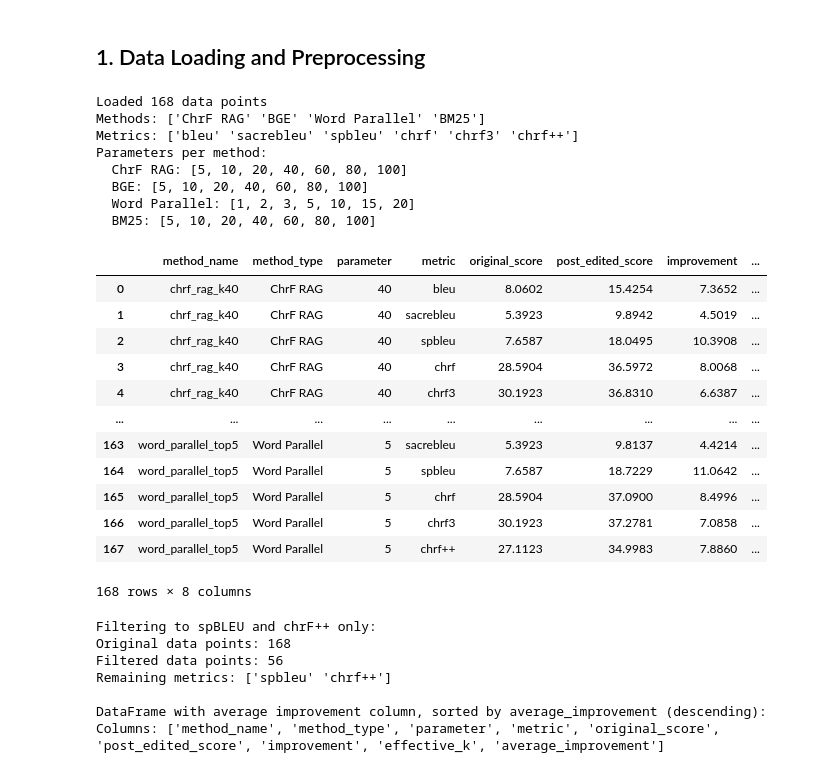
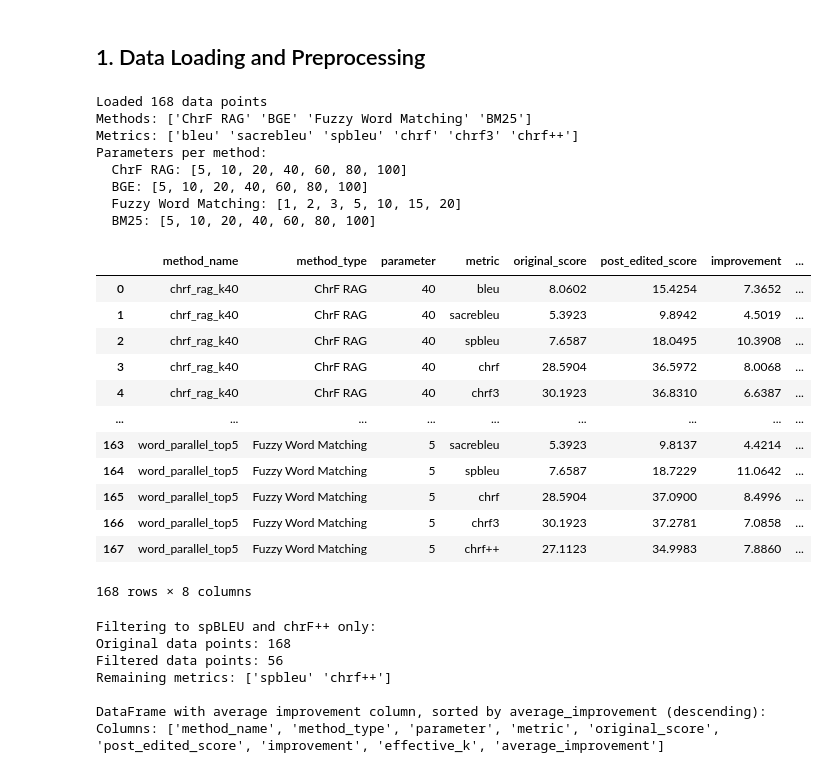
Before and after one commit to LazarusNLP/bible-nmt, a Jupyter notebook: notebooks/analyze_vector_ablation.ipynb, the cells around one changed output. Cells and saved outputs as stored; diff of their text form; code cells hidden in the pictures.

```diff
--- a/notebooks/analyze_vector_ablation.ipynb
+++ b/notebooks/analyze_vector_ablation.ipynb
@@ -57,7 +57,7 @@ def load_vectorization_data():
         elif method_name.startswith('chrf_rag_k'):
             method_type, parameter = 'ChrF RAG', int(method_name.split('_k')[1])
         elif method_name.startswith('word_parallel_top'):
-            method_type, parameter = 'Word Parallel', int(method_name.split('_top')[1])
+            method_type, parameter = 'Fuzzy Word Matching', int(method_name.split('_top')[1])
         else:
             continue
 
@@ -73,7 +73,7 @@ def load_vectorization_data():
     if top5_file.exists():
         with open(top5_file, 'r') as f:
             metrics = json.load(f)
-        all_data.extend(parse_metrics(metrics, "word_parallel_top5", "Word Parallel", 5))
+        all_data.extend(parse_metrics(metrics, "word_parallel_top5", "Fuzzy Word Matching", 5))
 
     return pd.DataFrame(all_data)
 
@@ -94,45 +94,45 @@ def parse_metrics(metrics, method_name, method_type, parameter):
             'original_score': original[metric],
             'post_edited_score': post_edited[metric],
             'improvement': improvements[metric],
-            # Calculate effective examples for Word Parallel (avg 25.59 words/sentence)
-            'effective_k': parameter * 25.59 if method_type == 'Word Parallel' else parameter
+            # Calculate effective examples for Fuzzy Word Matching (avg 25.59 words/sentence)
+            'effective_k': parameter * 25.59 if method_type == 'Fuzzy Word Matching' else parameter
         })
 
     return data
 
 # Load data
 df = load_vectorization_data()
 
 print(f"Loaded {len(df)} data points")
 print(f"Methods: {df['method_type'].unique()}")
 print(f"Metrics: {df['metric'].unique()}")
 print(f"Parameters per method:")
 for method in df['method_type'].unique():
     params = sorted(df[df['method_type']==method]['parameter'].unique())
     print(f"  {method}: {params}")
 
 df
 # %% [output]
 Loaded 168 data points
-Methods: ['ChrF RAG' 'BGE' 'Word Parallel' 'BM25']
+Methods: ['ChrF RAG' 'BGE' 'Fuzzy Word Matching' 'BM25']
 Metrics: ['bleu' 'sacrebleu' 'spbleu' 'chrf' 'chrf3' 'chrf++']
 Parameters per method:
   ChrF RAG: [5, 10, 20, 40, 60, 80, 100]
   BGE: [5, 10, 20, 40, 60, 80, 100]
-  Word Parallel: [1, 2, 3, 5, 10, 15, 20]
+  Fuzzy Word Matching: [1, 2, 3, 5, 10, 15, 20]
   BM25: [5, 10, 20, 40, 60, 80, 100]
 |  | method_name | method_type | parameter | metric | original_score | post_edited_score | improvement | ... |
 | 0 | chrf_rag_k40 | ChrF RAG | 40 | bleu | 8.0602 | 15.4254 | 7.3652 | ... |
 | 1 | chrf_rag_k40 | ChrF RAG | 40 | sacrebleu | 5.3923 | 9.8942 | 4.5019 | ... |
 | 2 | chrf_rag_k40 | ChrF RAG | 40 | spbleu | 7.6587 | 18.0495 | 10.3908 | ... |
 | 3 | chrf_rag_k40 | ChrF RAG | 40 | chrf | 28.5904 | 36.5972 | 8.0068 | ... |
 | 4 | chrf_rag_k40 | ChrF RAG | 40 | chrf3 | 30.1923 | 36.8310 | 6.6387 | ... |
 | ... | ... | ... | ... | ... | ... | ... | ... | ... |
-| 163 | word_parallel_top5 | Word Parallel | 5 | sacrebleu | 5.3923 | 9.8137 | 4.4214 | ... |
-| 164 | word_parallel_top5 | Word Parallel | 5 | spbleu | 7.6587 | 18.7229 | 11.0642 | ... |
-| 165 | word_parallel_top5 | Word Parallel | 5 | chrf | 28.5904 | 37.0900 | 8.4996 | ... |
-| 166 | word_parallel_top5 | Word Parallel | 5 | chrf3 | 30.1923 | 37.2781 | 7.0858 | ... |
-| 167 | word_parallel_top5 | Word Parallel | 5 | chrf++ | 27.1123 | 34.9983 | 7.8860 | ... |
+| 163 | word_parallel_top5 | Fuzzy Word Matching | 5 | sacrebleu | 5.3923 | 9.8137 | 4.4214 | ... |
+| 164 | word_parallel_top5 | Fuzzy Word Matching | 5 | spbleu | 7.6587 | 18.7229 | 11.0642 | ... |
+| 165 | word_parallel_top5 | Fuzzy Word Matching | 5 | chrf | 28.5904 | 37.0900 | 8.4996 | ... |
+| 166 | word_parallel_top5 | Fuzzy Word Matching | 5 | chrf3 | 30.1923 | 37.2781 | 7.0858 | ... |
+| 167 | word_parallel_top5 | Fuzzy Word Matching | 5 | chrf++ | 27.1123 | 34.9983 | 7.8860 | ... |
 168 rows × 8 columns
 # %%
 # Filter to keep only spBLEU and chrF++ metrics
```
Also changed, not shown: parts of 7 cells of this notebook, 23 other files.
